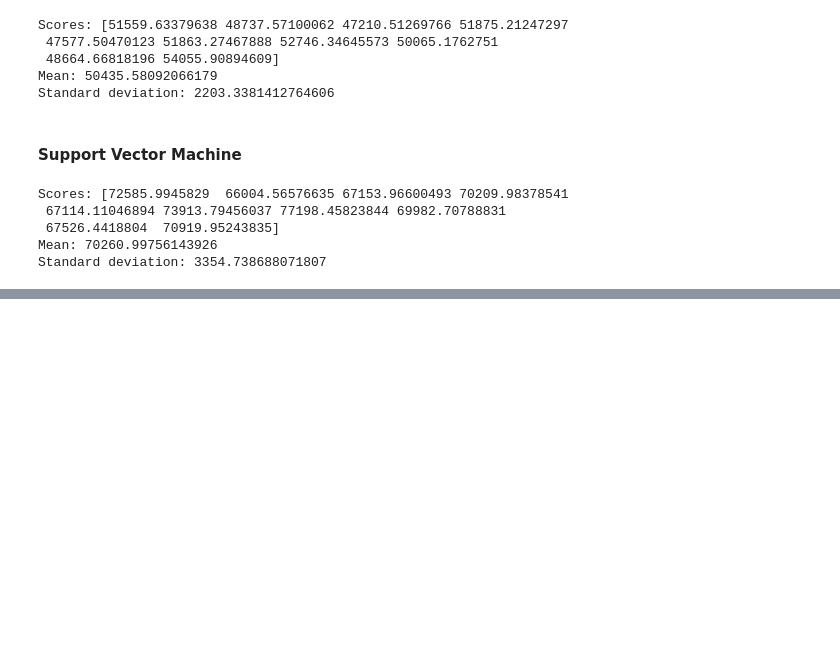
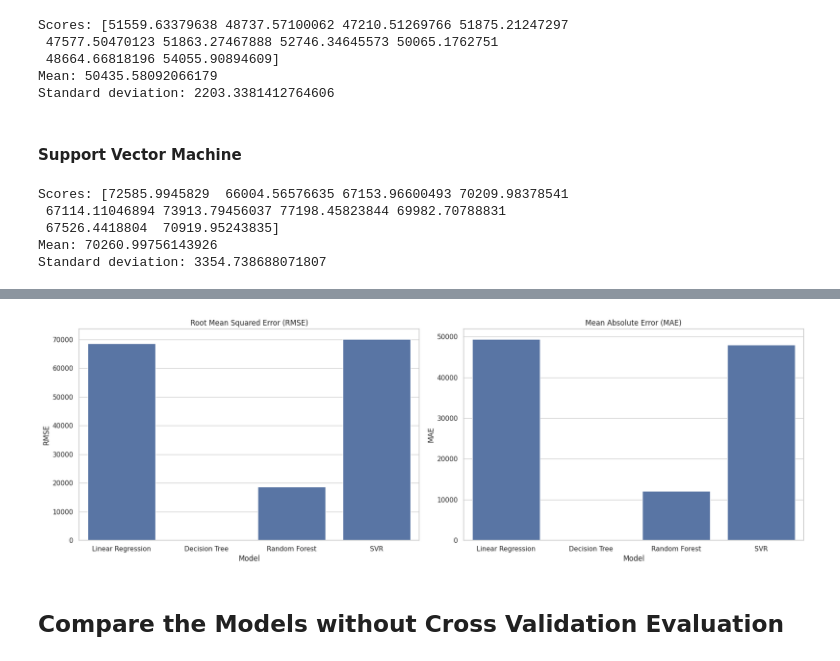
Before and after one commit to bademari/AI_ML_Lab, a Jupyter notebook: Lab 1_2_3.ipynb, the cells around one changed output, grey strips where cells are left out. Saved outputs shown, nothing was run; the diff lists cells and outputs as text; code cells hidden in the pictures; blank space fills up the shorter version.

Commit message:
added plots to compare the models

```diff
--- a/Lab 1_2_3.ipynb
+++ b/Lab 1_2_3.ipynb
@@ -564,7 +564,9 @@ Standard deviation: 3354.738688071807
 # %%
 metrics = {
-    'Linear Regression': {'MSE': linreg_mse, 'RMSE': linreg_rmse, 'MAE': linreg_mae}
-    'Decision Tree': {'MSE': tree_mse, 'RMSE': tree_rmse, 'MAE': tree_mae},
-    'Random Forest': {'MSE': rf_mse, 'RMSE': rf_rmse, 'MAE': rf_mae},
-    'SVR': {'MSE': svr_mse, 'RMSE': svr_rmse, 'MAE': svr_mae},
+    'Linear Regression': {'RMSE': lin_rmse, 'MAE': lin_mae},
+    'Decision Tree': {'RMSE': tree_rmse, 'MAE': tree_mae},
+    'Random Forest': {'RMSE': forest_rmse, 'MAE': forest_mae},
+    'SVR': {'RMSE': svm_rmse, 'MAE': svm_mae}
 }
+# %%
+metrics_df = pd.DataFrame(metrics).T
@@ -570,0 +581,26 @@ metrics = {
+# %%
+import seaborn as sns
+
+sns.set(style="whitegrid")
+
+fig, axes = plt.subplots(1, 2, figsize=(18, 6))
+
+# plot RMSE
+sns.barplot(x=metrics_df.index, y=metrics_df['RMSE'], ax=axes[0])
+axes[0].set_title('Root Mean Squared Error (RMSE)')
+axes[0].set_ylabel('RMSE')
+axes[0].set_xlabel('Model')
+
+# plot MAE
+sns.barplot(x=metrics_df.index, y=metrics_df['MAE'], ax=axes[1])
+axes[1].set_title('Mean Absolute Error (MAE)')
+axes[1].set_ylabel('MAE')
+axes[1].set_xlabel('Model')
+
+# Adjust layout
+plt.tight_layout()
+plt.show()
+# %% [output]
+[figure, added]
+# %% [markdown]
+## Compare the Models without Cross Validation Evaluation
```
Also changed, not shown: parts of 5 cells of this notebook.
